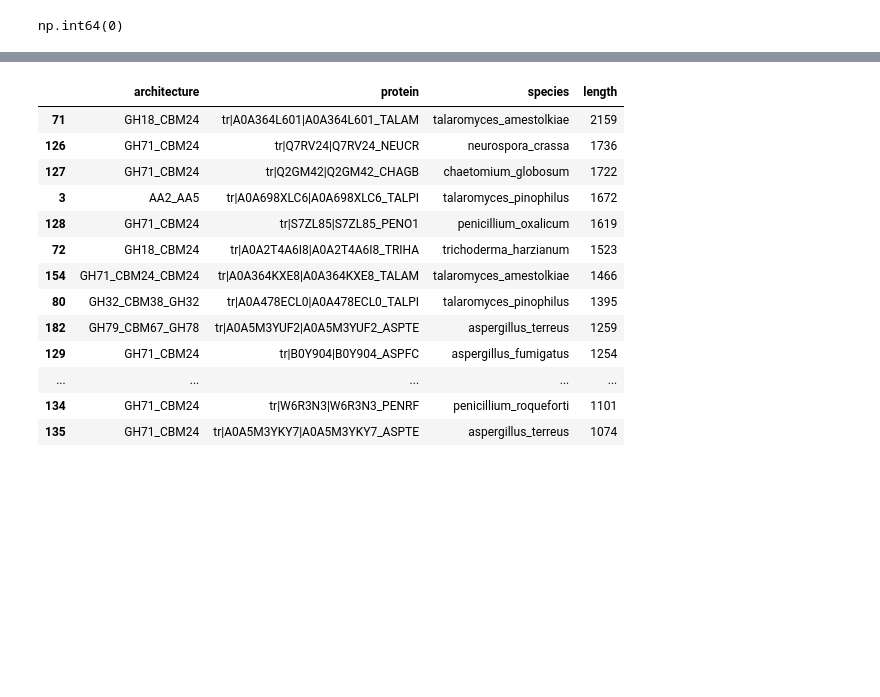
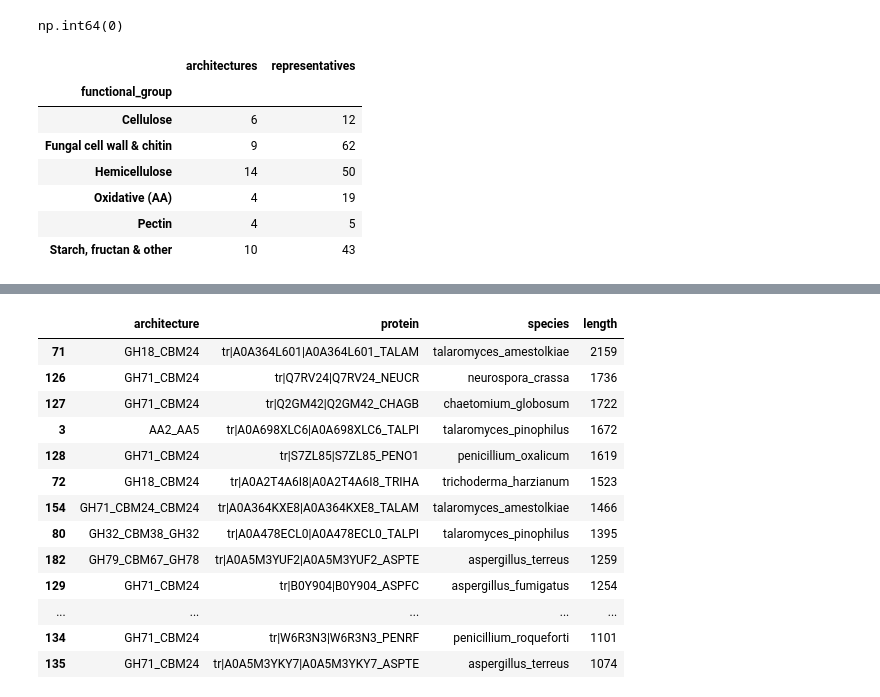
Before and after one commit to Teaholicus/fungal-multidomain-cazyme-mining, a Jupyter notebook: notebooks/8_Final_Candidate_Selection.ipynb, the cells around one changed output, grey strips where cells are left out. Drawn from its saved outputs; the diff is of its cells as text; code cells hidden in the pictures; blank space fills up the shorter version.

```diff
--- a/notebooks/8_Final_Candidate_Selection.ipynb
+++ b/notebooks/8_Final_Candidate_Selection.ipynb
@@ -276,6 +276,54 @@ cols = [
 ]
 
 reps = reps[cols]
+# %%
+import re
+
+CELLULOSE     = {"GH5", "GH6", "GH7", "GH12", "GH45", "AA9"}
+HEMICELLULOSE = {"GH10", "GH11", "GH26", "GH27", "GH43", "GH54",
+                 "GH62", "GH67", "GH74", "GH115", "CE1"}
+PECTIN        = {"GH28", "GH78", "GH79", "GH93", "CE8"}
+OXIDATIVE     = {"AA1", "AA2", "AA3", "AA5", "AA8", "AA13"}
+FUNGAL_WALL   = {"GH16", "GH18", "GH55", "GH71", "GH72", "GH76", "GH128"}
+
+GROUPS = [
+    ("Cellulose", CELLULOSE),
+    ("Hemicellulose", HEMICELLULOSE),
+    ("Pectin", PECTIN),
+    ("Oxidative (AA)", OXIDATIVE),
+    ("Fungal cell wall & chitin", FUNGAL_WALL),
+]
+
+def families(architecture):
+    """'GH5_4_CBM46' or 'GH5_4 + CBM46' -> {'GH5', 'CBM46'} (subfamily numbers dropped)."""
+    return set(re.findall(r"[A-Z]+\d+", architecture))
+
+def functional_group(architecture):
+    fams = families(architecture)
+    for name, members in GROUPS:
+        if fams & members:
+            return name
+    return "Starch, fructan & other"
+
+reps["functional_group"] = reps["architecture"].map(functional_group)
+reps["has_cellulase"] = reps["functional_group"] == "Cellulose"
+reps["plant_cell_wall"] = reps["functional_group"].isin(
+    ["Cellulose", "Hemicellulose", "Pectin"]
+)
+
+reps.groupby("functional_group").agg(
+    architectures=("architecture", "nunique"),
+    representatives=("protein", "size"),
+)
+# %% [output]
+|  | architectures | representatives |
+| functional_group |  |  |
+| Cellulose | 6 | 12 |
+| Fungal cell wall & chitin | 9 | 62 |
+| Hemicellulose | 14 | 50 |
+| Oxidative (AA) | 4 | 19 |
+| Pectin | 4 | 5 |
+| Starch, fructan & other | 10 | 43 |
 # %%
 reps.to_csv(
     "../results/tables/representative_candidates.csv",
```
Also changed, not shown: parts of 6 cells of this notebook, 16 other files.
